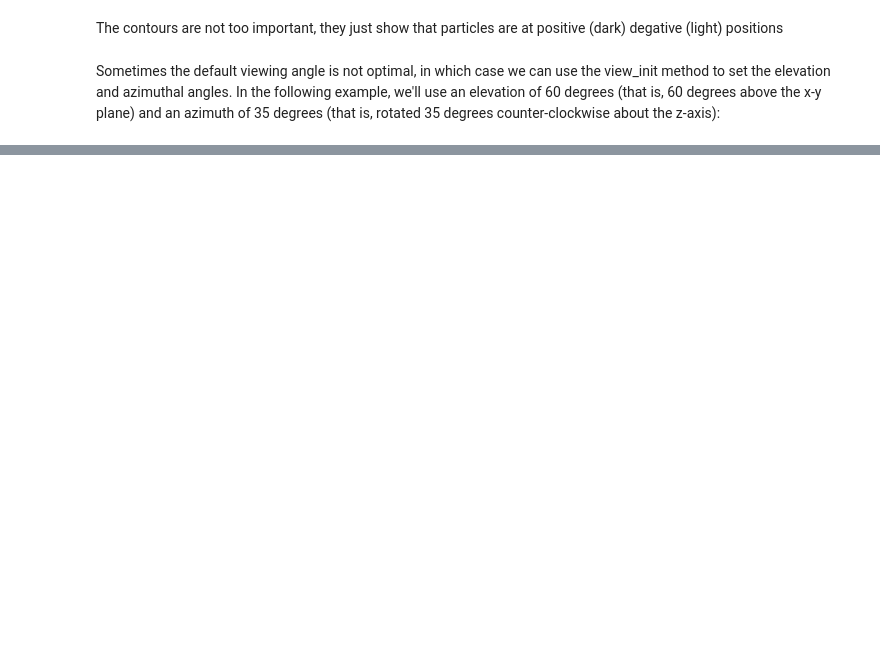
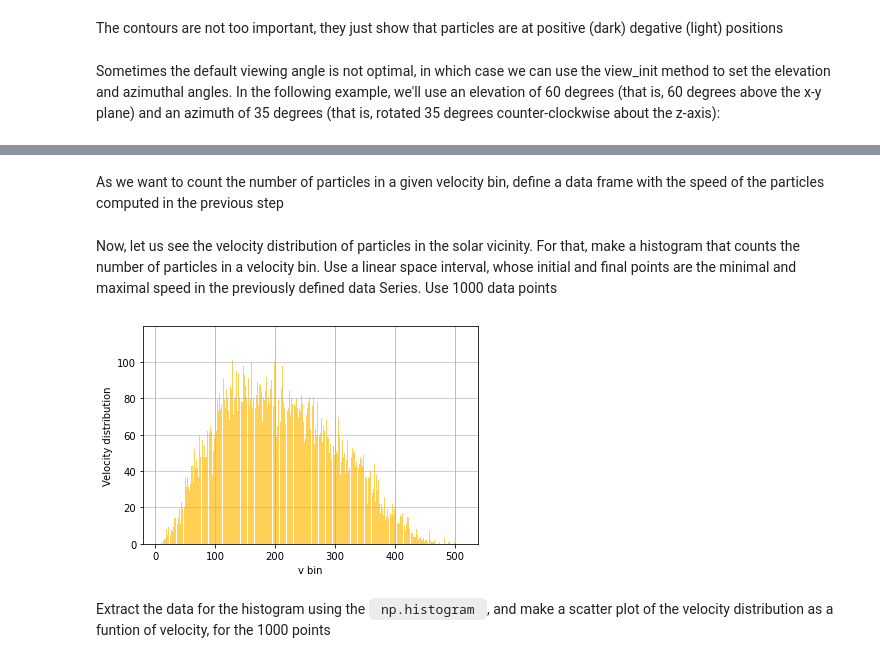
Before and after one commit to EXPLORE-for-students/python-tutorials, a Jupyter notebook: Tutorial 2/Tutorial_2_part_b.ipynb, the cells around one changed output, grey strips where cells are left out. Saved outputs shown, nothing was run; the diff lists cells and outputs as text; code cells hidden in the pictures; blank space fills up the shorter version.

```diff
--- a/Tutorial 2/Tutorial_2_part_b.ipynb
+++ b/Tutorial 2/Tutorial_2_part_b.ipynb
@@ -754,0 +584,2 @@ Do a 3 dimensional plot for the particles linear momentum. Recall the linear mom
+# %%
+index = find_index(dat_r_i)
@@ -754,0 +596,3 @@ Do a 3 dimensional plot for the particles linear momentum. Recall the linear mom
+# %%
+# First let us extract all the velocities from the data set.
+particle_veloc = data_set['Velocities']
@@ -754,0 +601,9 @@ Do a 3 dimensional plot for the particles linear momentum. Recall the linear mom
+# %%
+#Now we compute the speed of the  particles  in the solar vicinity
+speed_part = np.array([np.sqrt(np.dot(particle_veloc[i],particle_veloc[i])) for i in index])
+# %% [markdown]
+As we want to count the number of particles in a given velocity bin, define a data frame with the speed of the particles computed in the previous step
+# %%
+dat_v_i = pd.Series(speed_part)
+# %% [markdown]
+Now, let us see the velocity distribution of particles in the solar vicinity. For that, make a histogram that counts the number of particles in a velocity bin. Use a linear space interval, whose initial and final points are  the minimal  and maximal speed in the previously defined data Series. Use 1000  data points
@@ -754,0 +612,12 @@ Do a 3 dimensional plot for the particles linear momentum. Recall the linear mom
+# %%
+min_v = min(dat_v_i)
+max_v = max(dat_v_i)
+v_grid = np.linspace(min_v,max_v,1000)
+dat_v_i.hist(grid=True, bins= v_grid, rwidth=0.9,color='#FFCF56')
+plt.xlabel('v bin')
+plt.ylabel('Velocity distribution')
+plt.grid(axis='y', alpha=0.75)
+# %% [output]
+[figure, added]
+# %% [markdown]
+Extract the data for the histogram using the <code> np.histogram </code>, and make a scatter plot of the velocity distribution as a funtion of velocity, for the 1000 points
```
Also changed, not shown: parts of 207 cells of this notebook.
